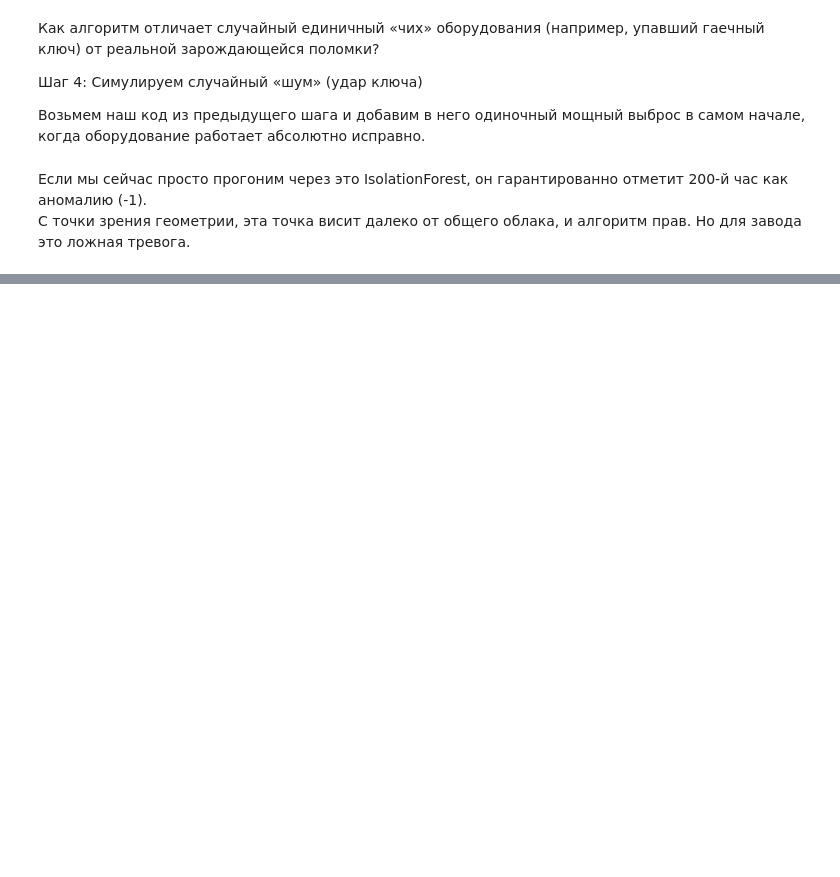
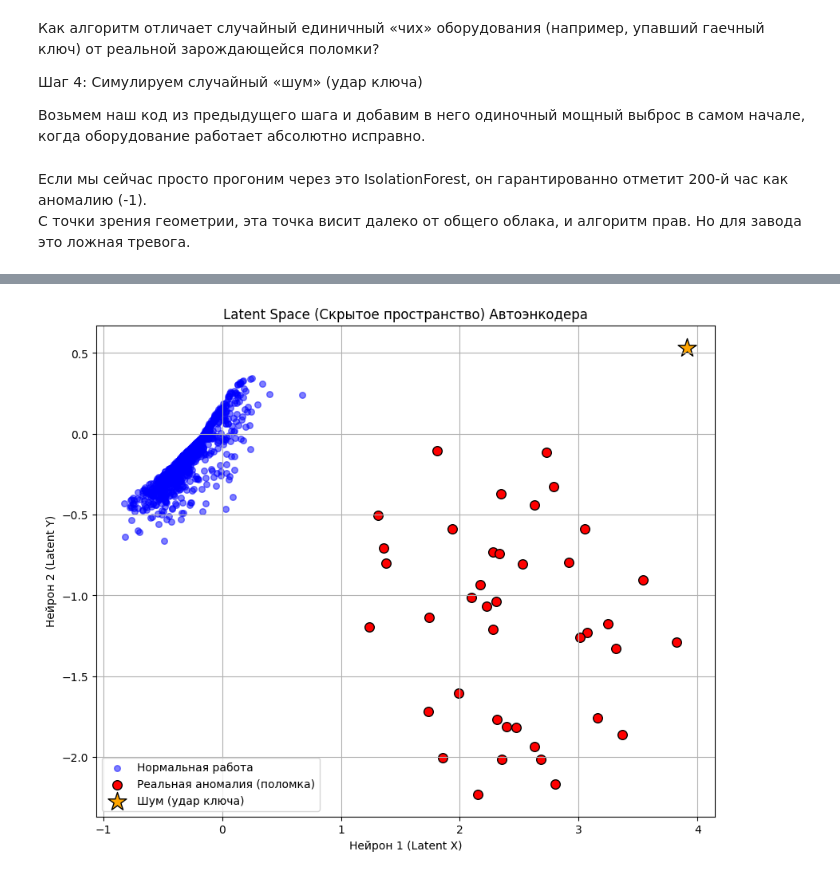
Before and after one commit to jpstories/ml_classic, a Jupyter notebook: Карта задач ML/Classic ML/Обучение без учителя/Практика/machine_breakdown.ipynb, the cells around one changed output, grey strips where cells are left out. Cells and saved outputs as stored; diff of their text form; code cells hidden in the pictures; blank space fills up the shorter version.

```diff
--- a/Карта задач ML/Classic ML/Обучение без учителя/Практика/machine_breakdown.ipynb
+++ b/Карта задач ML/Classic ML/Обучение без учителя/Практика/machine_breakdown.ipynb
@@ -203,0 +304,70 @@ encoded = Dense(1, activation='relu')(input_layer)
+# %%
+import matplotlib.pyplot as plt
+from sklearn.manifold import TSNE
+
+
+# 1. Слегка меняем архитектуру (делаем bottleneck = 2)
+class VisualAutoencoder(nn.Module):
+    def __init__(self):
+        super().__init__()
+        self.encoder = nn.Sequential(
+            nn.Linear(2, 16),
+            nn.ReLU(),
+            nn.Linear(16, 2),  # <-- ТЕПЕРЬ ТУТ 2 НЕЙРОНА (наши X и Y)
+        )
+        self.decoder = nn.Sequential(nn.Linear(2, 16), nn.ReLU(), nn.Linear(16, 2))
+
+    def forward(self, x):
+        return self.decoder(self.encoder(x))
+
+
+# (Предположим, мы быстро обучили эту model_visual_ae на тех же данных,
+# код обучения я опускаю, он идентичен первому примеру)
+model_visual_ae = VisualAutoencoder()
+# ... тут был бы цикл обучения ...
+
+# 2. ИЗВЛЕКАЕМ EMBEDDINGS (Скрытые представления)
+model_visual_ae.eval()
+with torch.no_grad():
+    # Берем весь наш датасет и прогоняем ТОЛЬКО через энкодер
+    embeddings = model_visual_ae.encoder(X_tensor).numpy()
+
+# Теперь embeddings - это матрица размером (1000, 2)
+
+# 3. ВИЗУАЛИЗИРУЕМ
+plt.figure(figsize=(10, 8))
+
+# Рисуем все нормальные точки (с 0 по 960 час)
+plt.scatter(
+    embeddings[:960, 0], embeddings[:960, 1], c="blue", alpha=0.5, label="Нормальная работа", s=30
+)
+
+# Рисуем пред-аварийное состояние (с 960 по 1000 час)
+plt.scatter(
+    embeddings[960:, 0],
+    embeddings[960:, 1],
+    c="red",
+    edgecolors="black",
+    label="Реальная аномалия (поломка)",
+    s=70,
+)
+
+# Отметим наш единичный удар ключом на 200-м часу
+plt.scatter(
+    embeddings[200, 0],
+    embeddings[200, 1],
+    c="orange",
+    marker="*",
+    edgecolors="black",
+    label="Шум (удар ключа)",
+    s=300,
+)
+
+plt.title("Latent Space (Скрытое пространство) Автоэнкодера")
+plt.xlabel("Нейрон 1 (Latent X)")
+plt.ylabel("Нейрон 2 (Latent Y)")
+plt.legend()
+plt.grid(True)
+plt.show()
+# %% [output]
+[figure, added]
```
Also changed, not shown: parts of 14 cells of this notebook, 4 other files.
